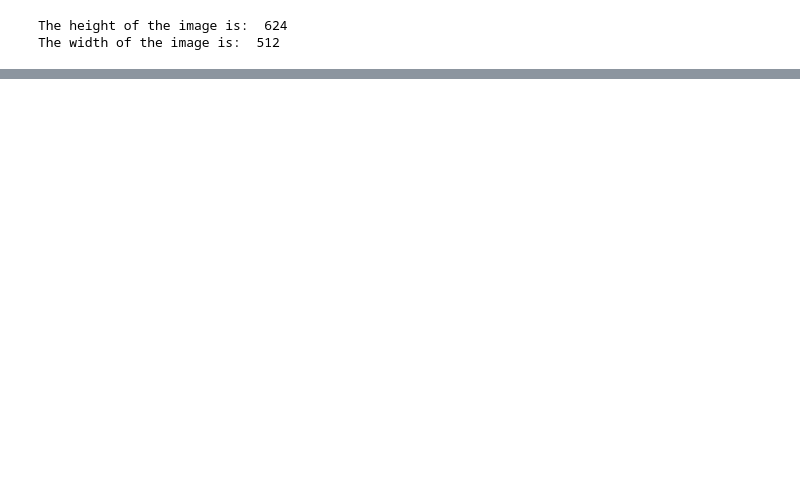
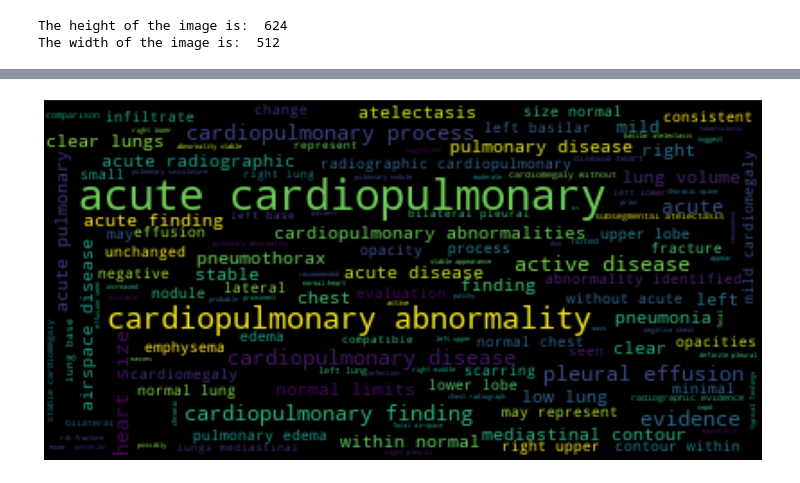
Before and after one commit to piperalpha7/CHEST-XRAY-KEYWORD-GENERATION-THROUGH-DEEP-LEARNING-, a Jupyter notebook: Preprocessing.ipynb, the cells around one changed output, grey strips where cells are left out. Saved outputs shown, nothing was run; the diff lists cells and outputs as text; code cells hidden in the pictures; blank space fills up the shorter version.

```diff
--- a/Preprocessing.ipynb
+++ b/Preprocessing.ipynb
@@ -175 +135,4 @@ The width of the image is:  512
 df3.to_excel('/content/drive/MyDrive/Project Data/X-ray2.xlsx')
+# %%
+wc_df= pd.read_excel('/content/drive/MyDrive/Project Data/X-ray2.xlsx')
+wc_df.drop(wc_df.columns[wc_df.columns.str.contains('unnamed',case = False)],axis = 1, inplace = True)
@@ -175,0 +155,14 @@ df3.to_excel('/content/drive/MyDrive/Project Data/X-ray2.xlsx')
+# %%
+# Appending all the Impression in a variable #
+all_imp =''
+for i in range(len(wc_df)):
+  all_imp = all_imp+(wc_df['Impression'][i]) + ' '
+# %%
+# Displaying the wordcloud...as we see words like 'cardiopulmonary', 'abnormality' and 'acute' have appeared most times#
+wordcloud = WordCloud(background_color="black").generate(all_imp)
+plt.figure(figsize = (15,15))
+plt.imshow(wordcloud)
+plt.axis('off')
+plt.show()
+# %% [output]
+[figure, added]
```
Also changed, not shown: parts of 28 cells of this notebook.
